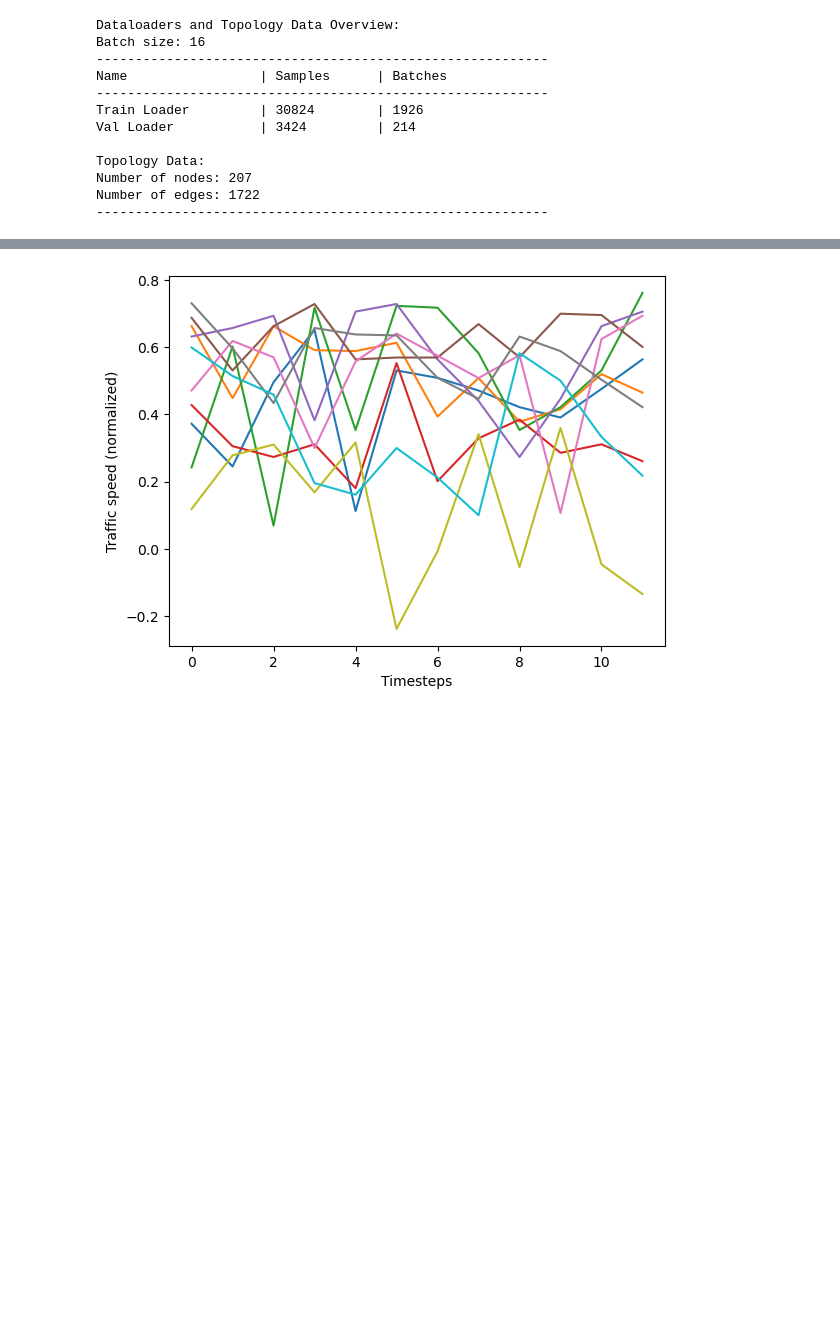
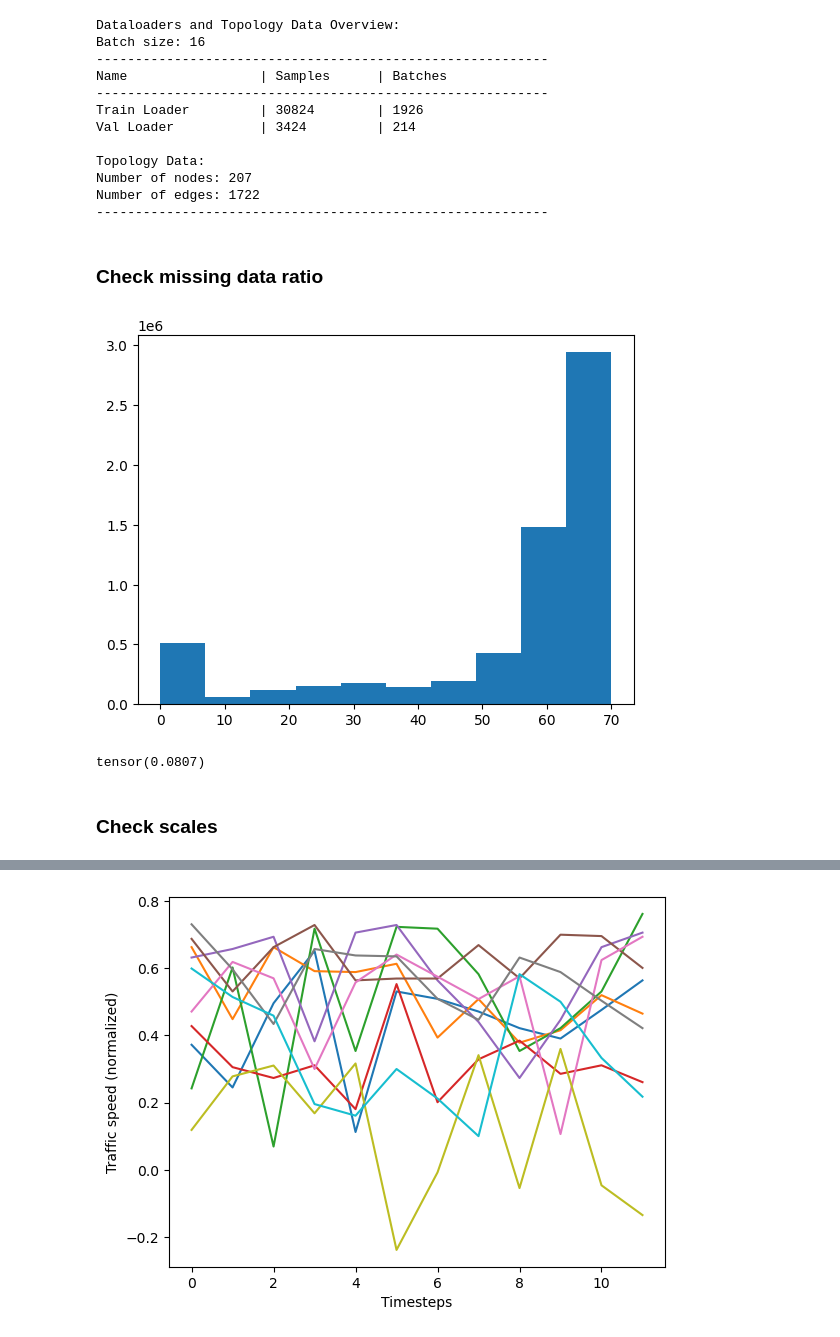
Before and after one commit to Mu-Bilal/Temporal-Graph-MLP-Mixer, a Jupyter notebook: src/TGMM-1/dev/dataset_understanding.ipynb, the cells around one changed output, grey strips where cells are left out. Saved outputs shown, nothing was run; the diff lists cells and outputs as text; code cells hidden in the pictures; blank space fills up the shorter version.

```diff
--- a/src/TGMM-1/dev/dataset_understanding.ipynb
+++ b/src/TGMM-1/dev/dataset_understanding.ipynb
@@ -61,4 +63,22 @@ Topology Data:
 Number of nodes: 207
 Number of edges: 1722
 ----------------------------------------------------------
+# %% [markdown]
+### Check missing data ratio
+# %%
+a = torch.stack([train_loader.dataset[i][0][:, 0] for i in range(30000)]).T
+# %%
+a = a * metadata['norm_std'] + metadata['norm_mean']
+
+from matplotlib import pyplot as plt
+plt.hist(a.flatten())
+plt.show()
+# %% [output]
+[figure, added]
+# %%
+torch.sum(a==0)/a.numel()
+# %% [output]
+tensor(0.0807)
+# %% [markdown]
+### Check scales
 # %%
```
Also changed, not shown: parts of 7 cells of this notebook, 2 other files.
